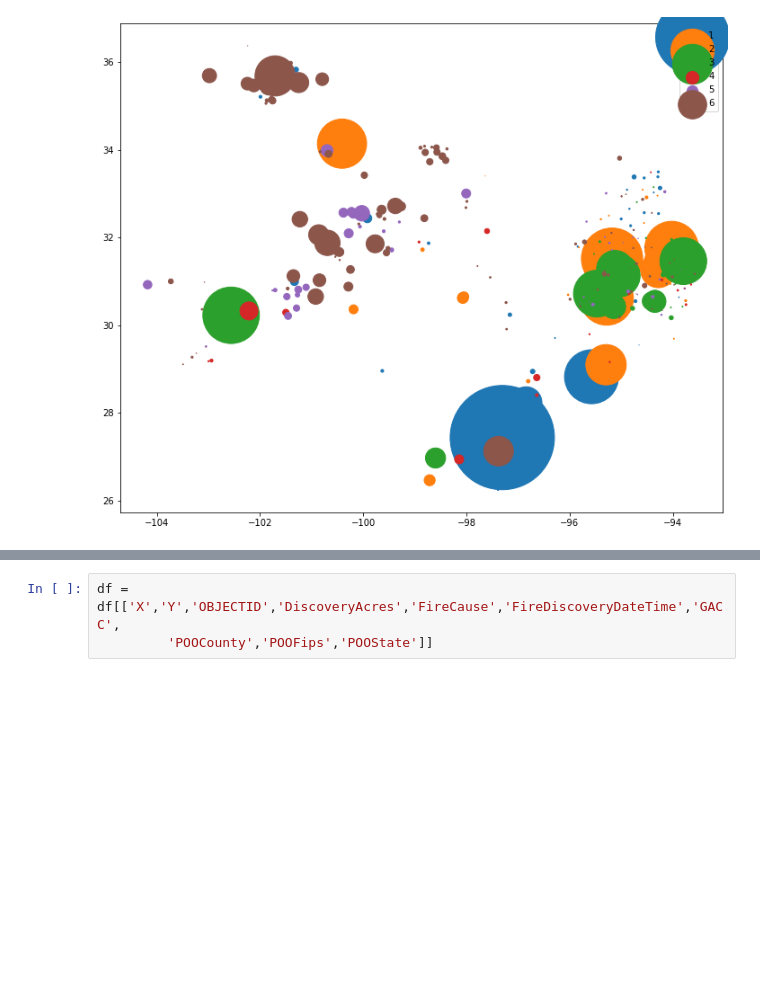
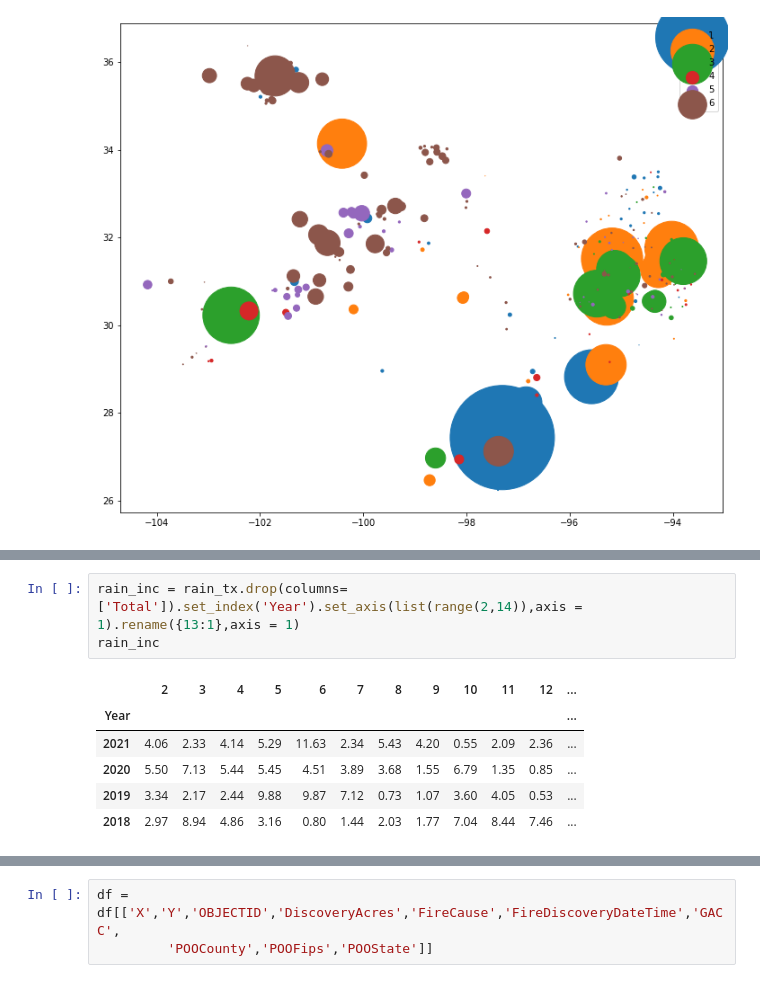
Before and after one commit to ManaswineeB/datanators, a Jupyter notebook: Tushar/TAMIDS_NIFC.ipynb, the cells around one changed output, grey strips where cells are left out. Drawn from its saved outputs; the diff is of its cells as text; blank space fills up the shorter version.

```diff
--- a/Tushar/TAMIDS_NIFC.ipynb
+++ b/Tushar/TAMIDS_NIFC.ipynb
@@ -150,0 +127,10 @@ dftx[(dftx['FireMonth']<13) & (dftx['FireMonth']>9)]['FireYear'].value_counts().
+# %%
+rain_inc = rain_tx.drop(columns=['Total']).set_index('Year').set_axis(list(range(2,14)),axis = 1).rename({13:1},axis = 1)
+rain_inc
+# %% [output]
+|  | 2 | 3 | 4 | 5 | 6 | 7 | 8 | 9 | 10 | 11 | 12 | ... |
+| Year |  |  |  |  |  |  |  |  |  |  |  | ... |
+| 2021 | 4.06 | 2.33 | 4.14 | 5.29 | 11.63 | 2.34 | 5.43 | 4.20 | 0.55 | 2.09 | 2.36 | ... |
+| 2020 | 5.50 | 7.13 | 5.44 | 5.45 | 4.51 | 3.89 | 3.68 | 1.55 | 6.79 | 1.35 | 0.85 | ... |
+| 2019 | 3.34 | 2.17 | 2.44 | 9.88 | 9.87 | 7.12 | 0.73 | 1.07 | 3.60 | 4.05 | 0.53 | ... |
+| 2018 | 2.97 | 8.94 | 4.86 | 3.16 | 0.80 | 1.44 | 2.03 | 1.77 | 7.04 | 8.44 | 7.46 | ... |
```
Also changed, not shown: parts of 14 cells of this notebook.
